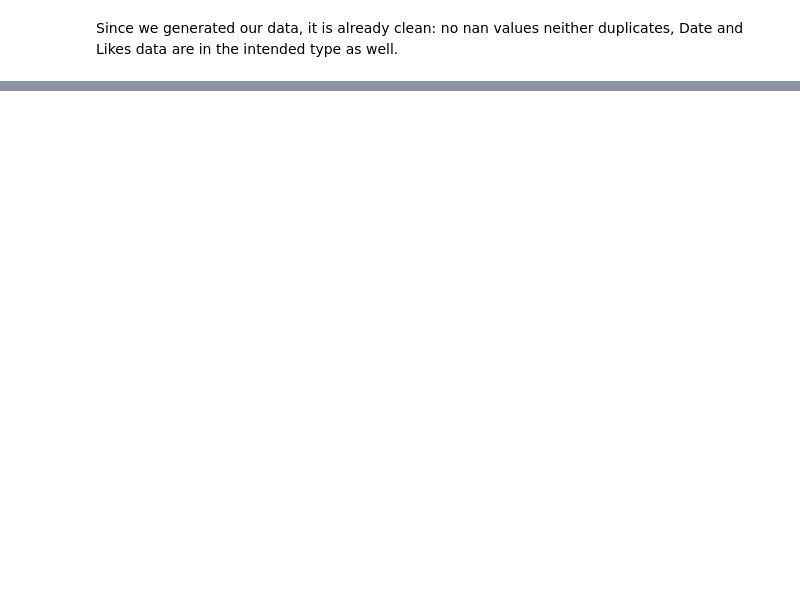
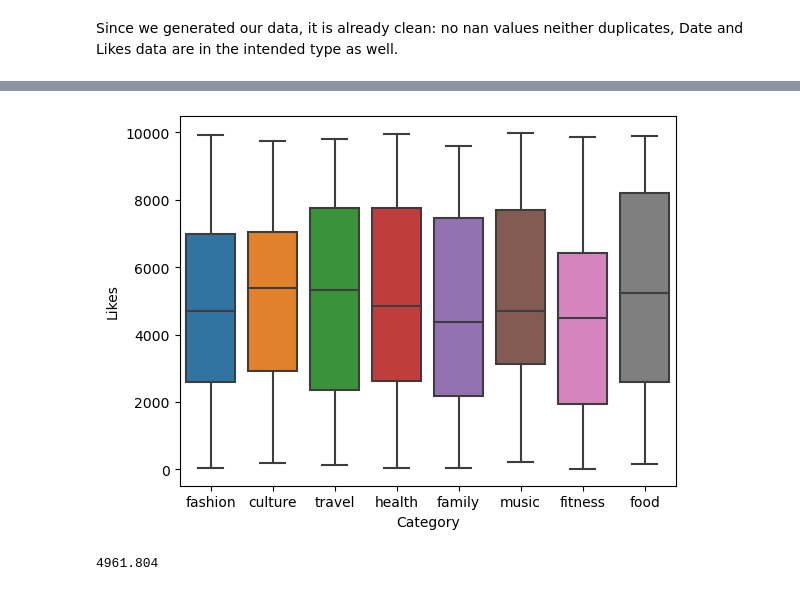
Before and after one commit to hmoustaphaousmane/social-media-usage-data-analysis, a Jupyter notebook: social-media-usage-data-analysis.ipynb, the cells around one changed output, grey strips where cells are left out. Drawn from its saved outputs; the diff is of its cells as text; code cells hidden in the pictures; blank space fills up the shorter version.

```diff
--- a/social-media-usage-data-analysis.ipynb
+++ b/social-media-usage-data-analysis.ipynb
@@ -182,0 +199,10 @@ Since we generated our data, it is already clean: no nan values neither duplicat
+# %%
+# Boxplot with the x axis as ‘Category’, and the y axis as ‘Likes’
+sns.boxplot(data=df, x=df['Category'], y=df['Likes'])
+plt.show()
+# %% [output]
+[figure, added]
+# %%
+df['Likes'].mean()
+# %% [output]
+4961.804
```
Also changed, not shown: parts of 8 cells of this notebook.
